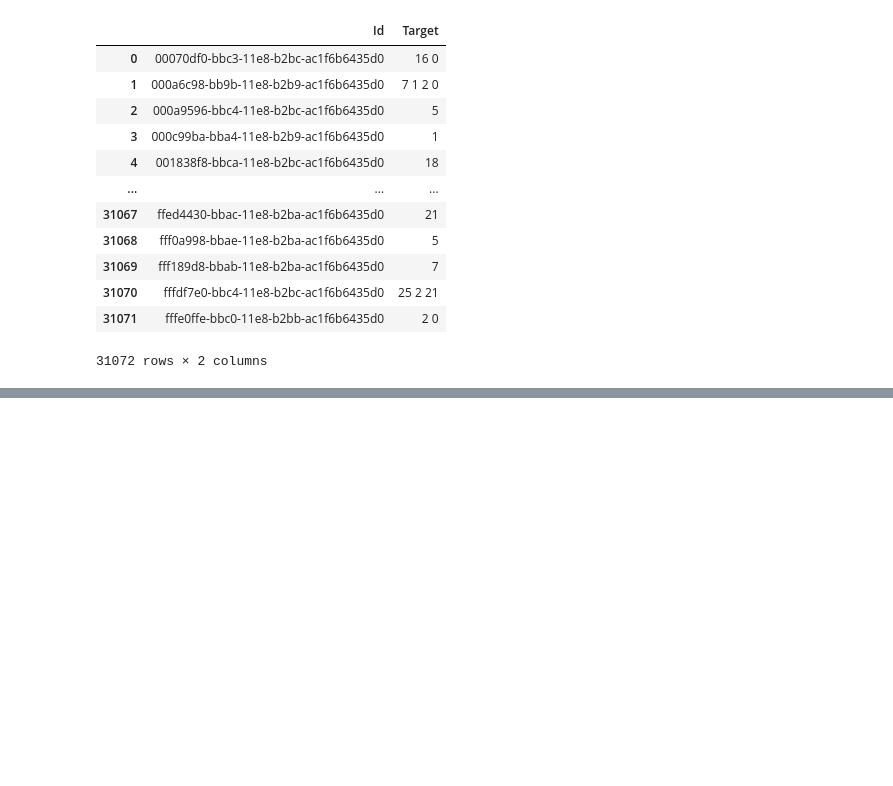
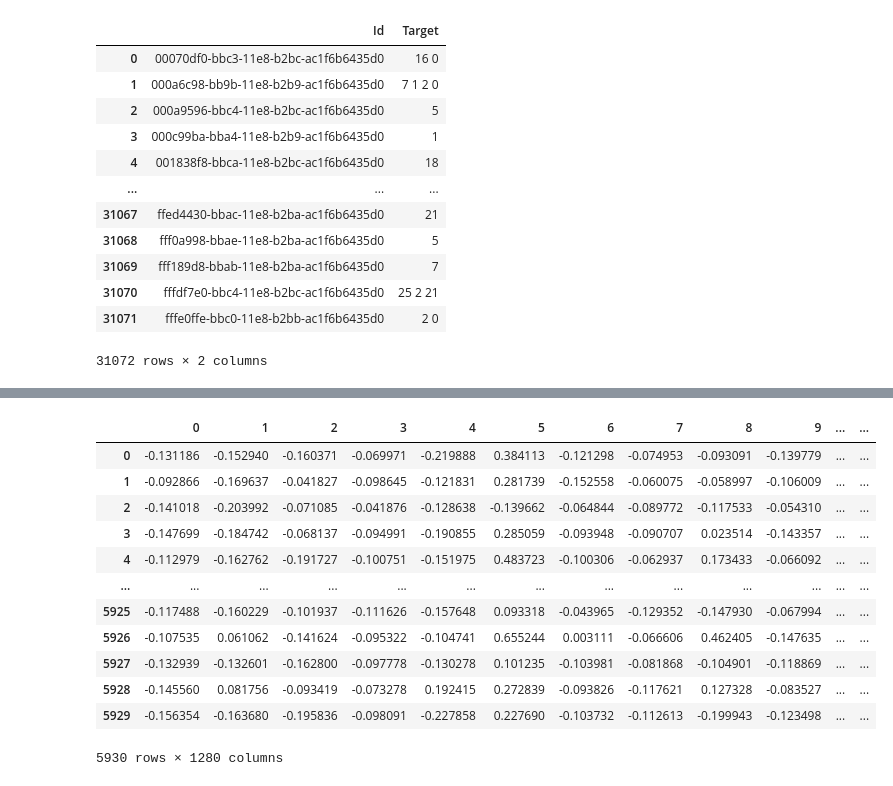
Before and after one commit to reneebrecht/human-protein-atlas-image-classification, a Jupyter notebook: notebooks/FirstBinaryNeuralNetwork.ipynb, the cells around one changed output, grey strips where cells are left out. Cells and saved outputs as stored; diff of their text form; code cells hidden in the pictures; blank space fills up the shorter version.

```diff
--- a/notebooks/FirstBinaryNeuralNetwork.ipynb
+++ b/notebooks/FirstBinaryNeuralNetwork.ipynb
@@ -196,3 +187,0 @@ emb_no_mit
-# %%
-df_emb_mit = pd.concat([emb_mit, emb_no_mit]).reset_index()
-df_emb_mit
@@ -213,4 +188,19 @@ df_emb_mit
 # %%
-# get the features in one dataframe
+# put the features (embeddings) in one dataframe
 df_feats = pd.DataFrame(list(map(np.ravel, df_emb_mit.embedding)))
+df_feats
+# %% [output]
+|  | 0 | 1 | 2 | 3 | 4 | 5 | 6 | 7 | 8 | 9 | ... | ... |
+| 0 | -0.131186 | -0.152940 | -0.160371 | -0.069971 | -0.219888 | 0.384113 | -0.121298 | -0.074953 | -0.093091 | -0.139779 | ... | ... |
+| 1 | -0.092866 | -0.169637 | -0.041827 | -0.098645 | -0.121831 | 0.281739 | -0.152558 | -0.060075 | -0.058997 | -0.106009 | ... | ... |
+| 2 | -0.141018 | -0.203992 | -0.071085 | -0.041876 | -0.128638 | -0.139662 | -0.064844 | -0.089772 | -0.117533 | -0.054310 | ... | ... |
+| 3 | -0.147699 | -0.184742 | -0.068137 | -0.094991 | -0.190855 | 0.285059 | -0.093948 | -0.090707 | 0.023514 | -0.143357 | ... | ... |
+| 4 | -0.112979 | -0.162762 | -0.191727 | -0.100751 | -0.151975 | 0.483723 | -0.100306 | -0.062937 | 0.173433 | -0.066092 | ... | ... |
+| ... | ... | ... | ... | ... | ... | ... | ... | ... | ... | ... | ... | ... |
+| 5925 | -0.117488 | -0.160229 | -0.101937 | -0.111626 | -0.157648 | 0.093318 | -0.043965 | -0.129352 | -0.147930 | -0.067994 | ... | ... |
+| 5926 | -0.107535 | 0.061062 | -0.141624 | -0.095322 | -0.104741 | 0.655244 | 0.003111 | -0.066606 | 0.462405 | -0.147635 | ... | ... |
+| 5927 | -0.132939 | -0.132601 | -0.162800 | -0.097778 | -0.130278 | 0.101235 | -0.103981 | -0.081868 | -0.104901 | -0.118869 | ... | ... |
+| 5928 | -0.145560 | 0.081756 | -0.093419 | -0.073278 | 0.192415 | 0.272839 | -0.093826 | -0.117621 | 0.127328 | -0.083527 | ... | ... |
+| 5929 | -0.156354 | -0.163680 | -0.195836 | -0.098091 | -0.227858 | 0.227690 | -0.103732 | -0.112613 | -0.199943 | -0.123498 | ... | ... |
+5930 rows × 1280 columns
 # %%
```
Also changed, not shown: parts of 31 cells of this notebook, 2 other files.
